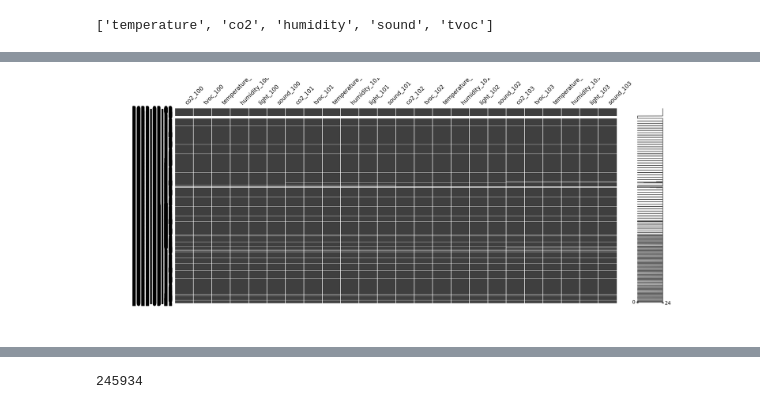
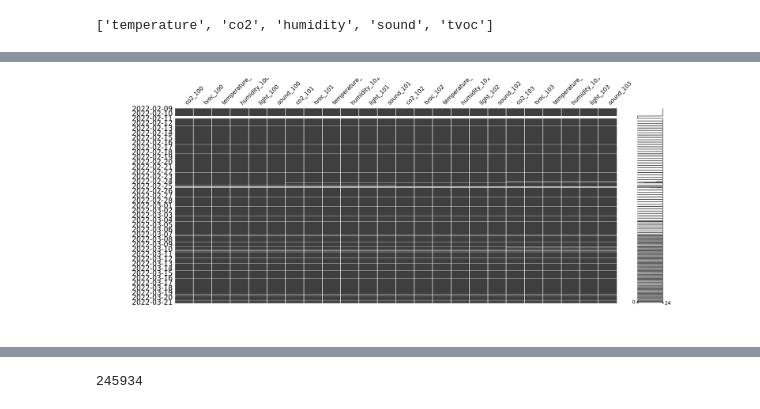
Before and after one commit to Ah-essabar/Master_SDS_Angers, a Jupyter notebook: S2/Mesures Polytech/MesuresAmbiance/ImportdataAmbiance.ipynb, the cells around one changed output, grey strips where cells are left out. Saved outputs shown, nothing was run; the diff lists cells and outputs as text; code cells hidden in the pictures.

```diff
--- a/S2/Mesures Polytech/MesuresAmbiance/ImportdataAmbiance.ipynb
+++ b/S2/Mesures Polytech/MesuresAmbiance/ImportdataAmbiance.ipynb
@@ -158,9 +144,9 @@ plt.show()
 # %%
 # Plot nullity matrix of airquality with frequency 'M'
-msno.matrix(df1, freq='H') # this part actually displays the missingness types, also more visible version of pandas-profiling matrix.
+msno.matrix(df1, freq='D') # this part actually displays the missingness types, also more visible version of pandas-profiling matrix.
 plt.show()
 # %% [output]
-[figure, old version]
+[figure, new version]
 # %%
 data.iloc[outliers,:]
 # %% [output]
```
Also changed, not shown: parts of 7 cells of this notebook, 1 other file.
